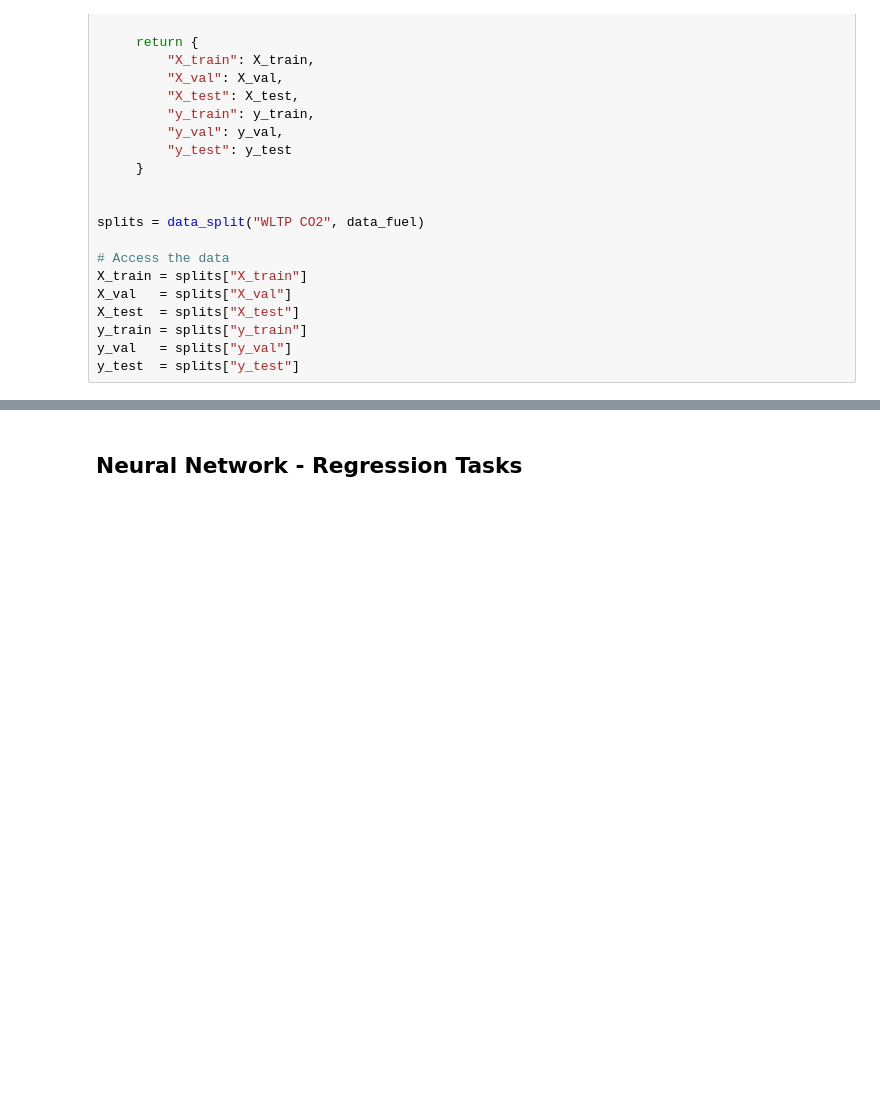
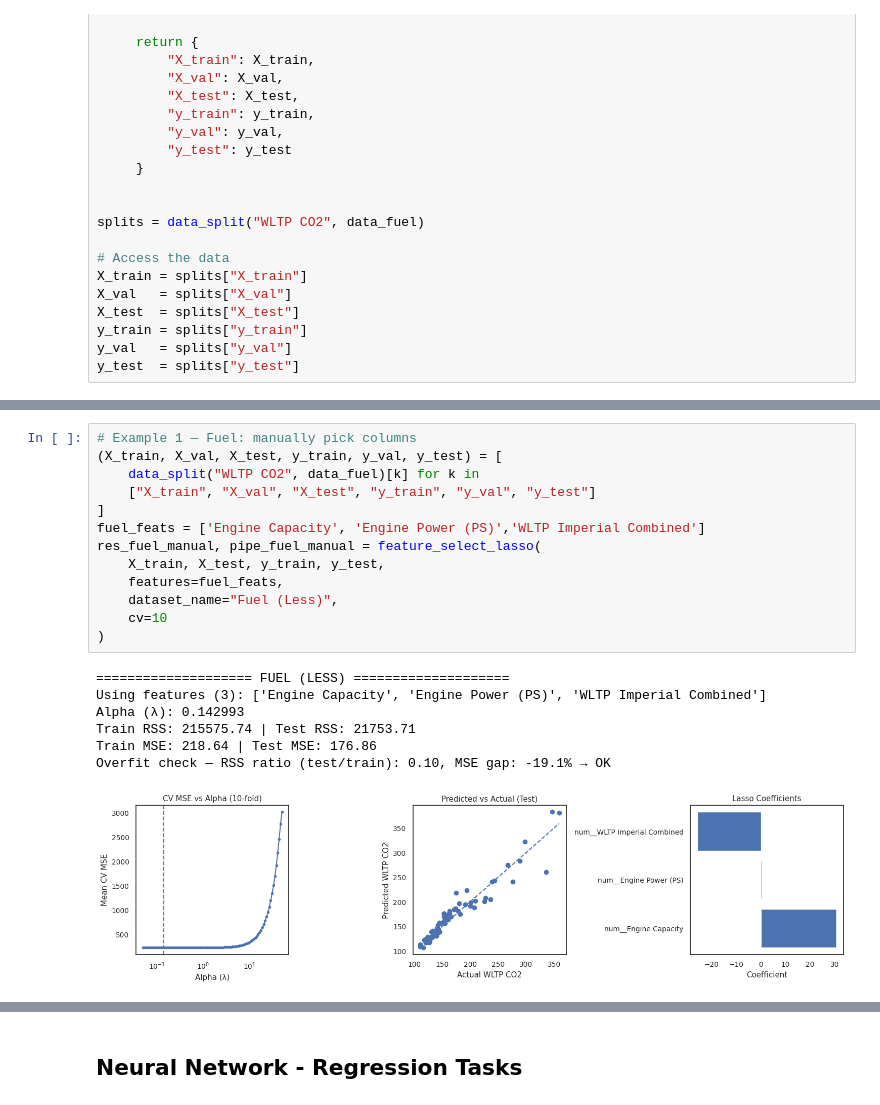
Before and after one commit to damian2551/Predictive-Modelling-of-Gas-Emissions-from-Cars, a Jupyter notebook: Assignment_2.ipynb, the cells around one changed output, grey strips where cells are left out. Drawn from its saved outputs; the diff is of its cells as text; blank space fills up the shorter version.

```diff
--- a/Assignment_2.ipynb
+++ b/Assignment_2.ipynb
@@ -892,0 +1063,21 @@ print("Training RMSE:", np.sqrt(mean_squared_error(y_train, train_pred)))
+# %%
+# Example 1 — Fuel: manually pick columns
+(X_train, X_val, X_test, y_train, y_val, y_test) = [
+    data_split("WLTP CO2", data_fuel)[k] for k in
+    ["X_train", "X_val", "X_test", "y_train", "y_val", "y_test"]
+]
+fuel_feats = ['Engine Capacity', 'Engine Power (PS)','WLTP Imperial Combined']
+res_fuel_manual, pipe_fuel_manual = feature_select_lasso(
+    X_train, X_test, y_train, y_test,
+    features=fuel_feats,
+    dataset_name="Fuel (Less)",
+    cv=10
+)
+# %% [output]
+==================== FUEL (LESS) ====================
+Using features (3): ['Engine Capacity', 'Engine Power (PS)', 'WLTP Imperial Combined']
+Alpha (λ): 0.142993
+Train RSS: 215575.74 | Test RSS: 21753.71
+Train MSE: 218.64 | Test MSE: 176.86
+Overfit check — RSS ratio (test/train): 0.10, MSE gap: -19.1% → OK
+[figure, added]
```
Also changed, not shown: parts of 13 cells of this notebook.
